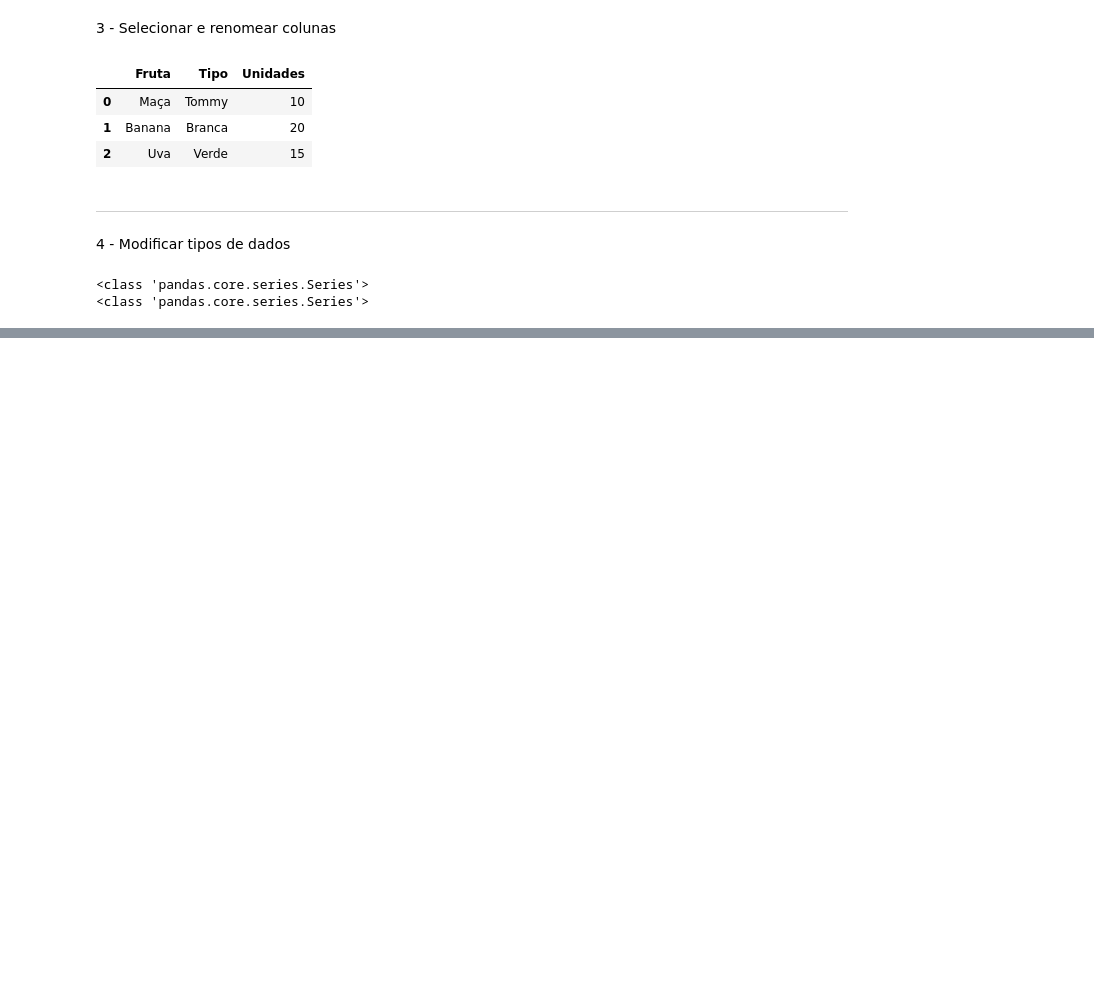
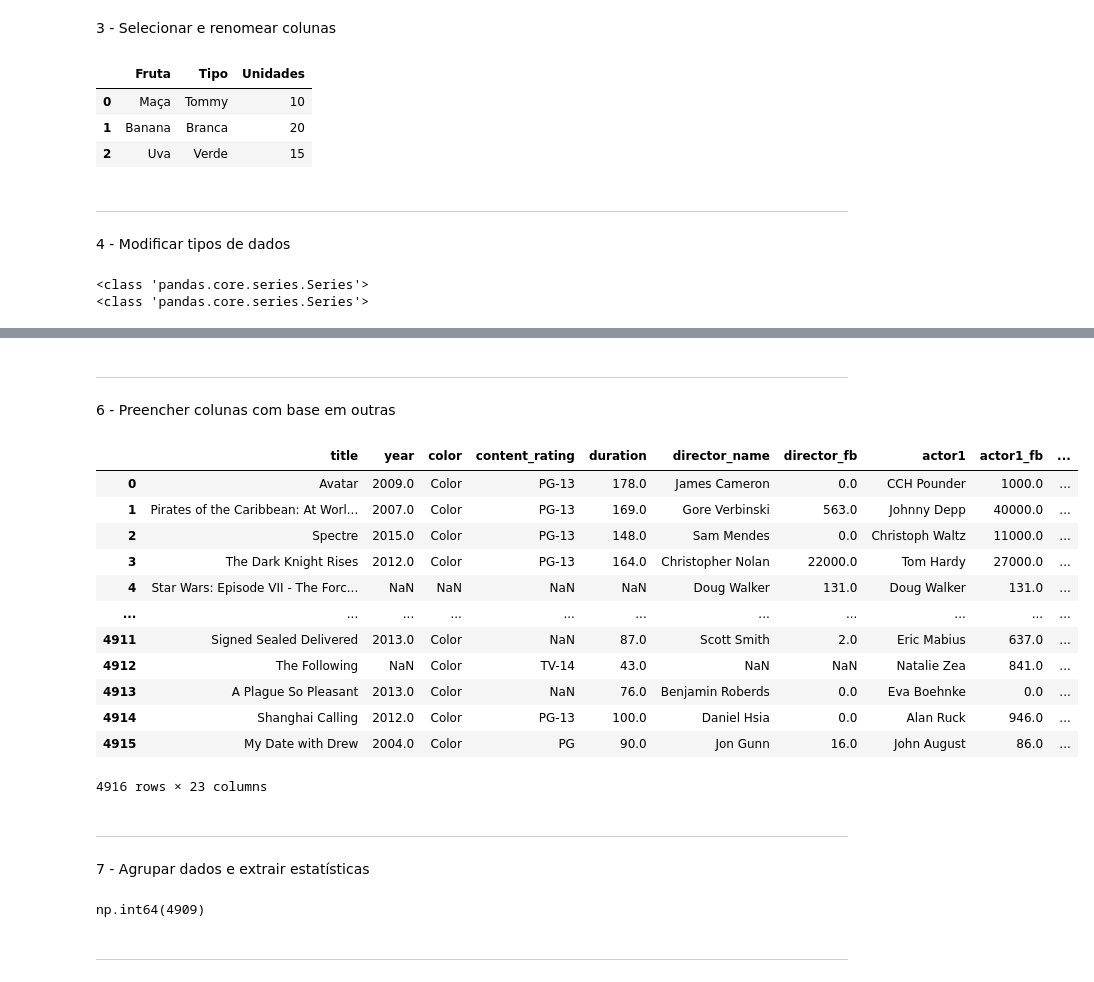
Before and after one commit to sjf1616/learning_dev, a Jupyter notebook: pandas-learning/notebooks/Exercicios.ipynb, the cells around one changed output, grey strips where cells are left out. Saved outputs shown, nothing was run; the diff lists cells and outputs as text; code cells hidden in the pictures; blank space fills up the shorter version.

```diff
--- a/pandas-learning/notebooks/Exercicios.ipynb
+++ b/pandas-learning/notebooks/Exercicios.ipynb
@@ -49,0 +80,47 @@ print(type(df_frutas['Quantidade']))
+# %% [markdown]
+----
+# %% [markdown]
+6 - Preencher colunas com base em outras
+# %%
+# Utilizar os mesmo dados da movie.csv
+
+# Função para pegar o valor e retornar um rótulo
+def label(duration):
+    if duration <= 90:
+        return "Curta Metragem"
+    elif duration <= 120:
+        return "Padrão"
+    else:
+        return "Longa Metragem"
+
+# Pegar os valores da coluna duration, se passar de 120 minutos é longa metragem
+df_movie["Tipo_Filme"] = df_movie["duration"].apply(label)
+df_movie
+# %% [output]
+|  | title | year | color | content_rating | duration | director_name | director_fb | actor1 | actor1_fb | ... |
+| 0 | Avatar | 2009.0 | Color | PG-13 | 178.0 | James Cameron | 0.0 | CCH Pounder | 1000.0 | ... |
+| 1 | Pirates of the Caribbean: At Worl... | 2007.0 | Color | PG-13 | 169.0 | Gore Verbinski | 563.0 | Johnny Depp | 40000.0 | ... |
+| 2 | Spectre | 2015.0 | Color | PG-13 | 148.0 | Sam Mendes | 0.0 | Christoph Waltz | 11000.0 | ... |
+| 3 | The Dark Knight Rises | 2012.0 | Color | PG-13 | 164.0 | Christopher Nolan | 22000.0 | Tom Hardy | 27000.0 | ... |
+| 4 | Star Wars: Episode VII - The Forc... | NaN | NaN | NaN | NaN | Doug Walker | 131.0 | Doug Walker | 131.0 | ... |
+| ... | ... | ... | ... | ... | ... | ... | ... | ... | ... | ... |
+| 4911 | Signed Sealed Delivered | 2013.0 | Color | NaN | 87.0 | Scott Smith | 2.0 | Eric Mabius | 637.0 | ... |
+| 4912 | The Following | NaN | Color | TV-14 | 43.0 | NaN | NaN | Natalie Zea | 841.0 | ... |
+| 4913 | A Plague So Pleasant | 2013.0 | Color | NaN | 76.0 | Benjamin Roberds | 0.0 | Eva Boehnke | 0.0 | ... |
+| 4914 | Shanghai Calling | 2012.0 | Color | PG-13 | 100.0 | Daniel Hsia | 0.0 | Alan Ruck | 946.0 | ... |
+| 4915 | My Date with Drew | 2004.0 | Color | PG | 90.0 | Jon Gunn | 16.0 | John August | 86.0 | ... |
+4916 rows × 23 columns
+# %% [markdown]
+----
+# %% [markdown]
+7 - Agrupar dados e extrair estatísticas
+# %%
+# Utilizar os mesmo dados de movie.csv
+
+# Agrupar os dados genres e voltar a quantidade por genero
+df_movie_statistc = df_movie.groupby("actor1")["year"].sum()
+df_movie_statistc
+# %% [output]
+np.int64(4909)
+# %% [markdown]
+----
```
Also changed, not shown: parts of 3 cells of this notebook, 1 other file.
